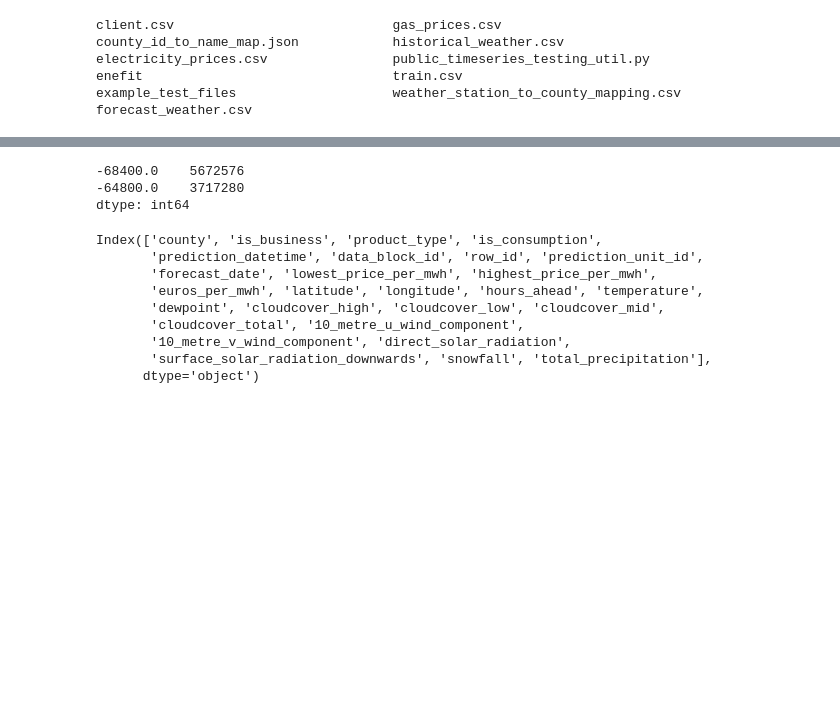
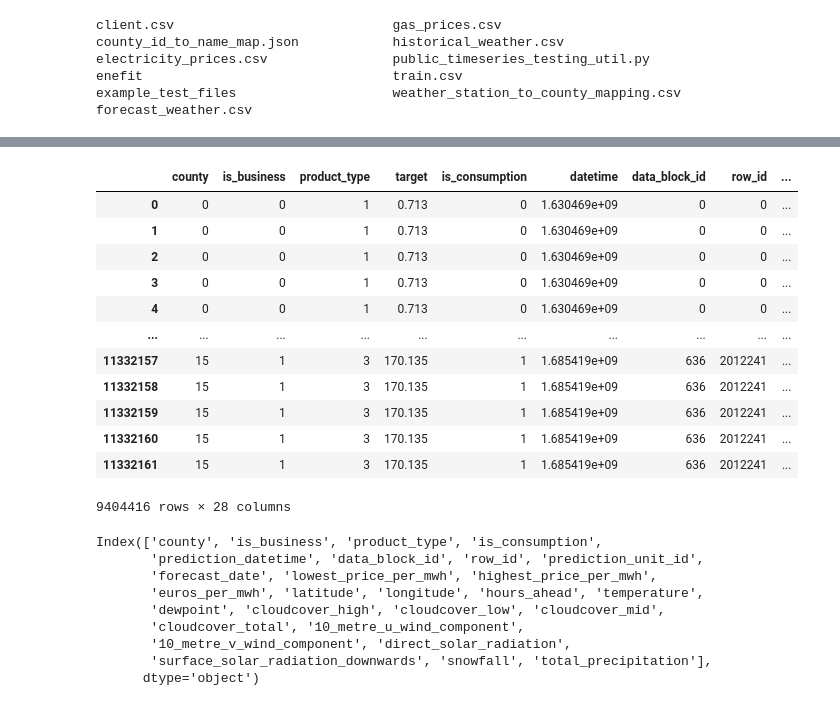
Before and after one commit to jacksonwalters/enefit-kaggle, a Jupyter notebook: merge_data_train_linear_and_random_forest_regressor.ipynb, the cells around one changed output, grey strips where cells are left out. Saved outputs shown, nothing was run; the diff lists cells and outputs as text; code cells hidden in the pictures; blank space fills up the shorter version.

```diff
--- a/merge_data_train_linear_and_random_forest_regressor.ipynb
+++ b/merge_data_train_linear_and_random_forest_regressor.ipynb
@@ -71,7 +92,17 @@ df.dropna()
 df = df.merge(forecast_weather, on=['data_block_id','forecast_date'],how='left')
 # %%
-(df['origin_date_x']-df['origin_date_y']).value_counts()
+df.dropna()
 # %% [output]
+|  | county | is_business | product_type | target | is_consumption | datetime | data_block_id | row_id | ... |
+| 0 | 0 | 0 | 1 | 0.713 | 0 | 1.630469e+09 | 0 | 0 | ... |
+| 1 | 0 | 0 | 1 | 0.713 | 0 | 1.630469e+09 | 0 | 0 | ... |
+| 2 | 0 | 0 | 1 | 0.713 | 0 | 1.630469e+09 | 0 | 0 | ... |
+| 3 | 0 | 0 | 1 | 0.713 | 0 | 1.630469e+09 | 0 | 0 | ... |
+| 4 | 0 | 0 | 1 | 0.713 | 0 | 1.630469e+09 | 0 | 0 | ... |
+| ... | ... | ... | ... | ... | ... | ... | ... | ... | ... |
+| 11332157 | 15 | 1 | 3 | 170.135 | 1 | 1.685419e+09 | 636 | 2012241 | ... |
+| 11332158 | 15 | 1 | 3 | 170.135 | 1 | 1.685419e+09 | 636 | 2012241 | ... |
+| 11332159 | 15 | 1 | 3 | 170.135 | 1 | 1.685419e+09 | 636 | 2012241 | ... |
+| 11332160 | 15 | 1 | 3 | 170.135 | 1 | 1.685419e+09 | 636 | 2012241 | ... |
+| 11332161 | 15 | 1 | 3 | 170.135 | 1 | 1.685419e+09 | 636 | 2012241 | ... |
--68400.0    5672576
--64800.0    3717280
-dtype: int64
+9404416 rows × 28 columns
```
Also changed, not shown: parts of 11 cells of this notebook, 1 other file.
